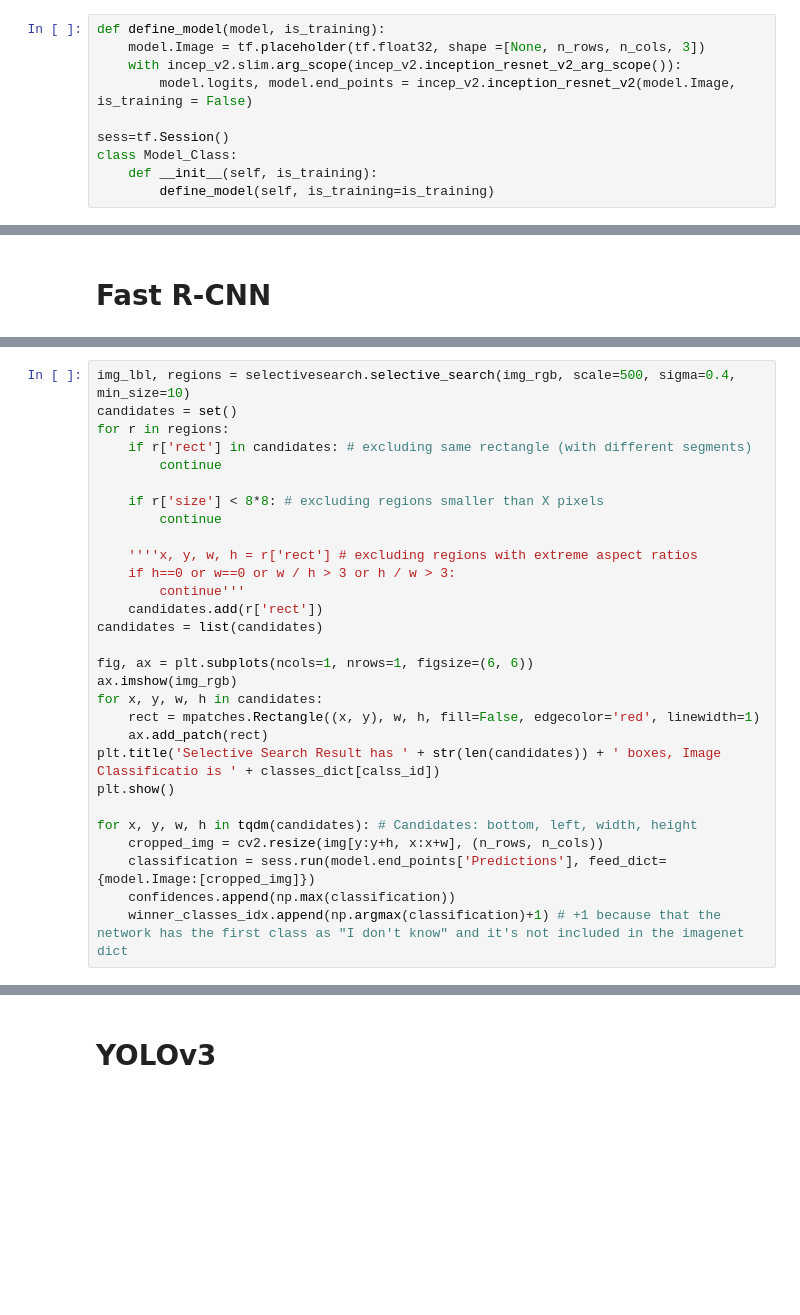
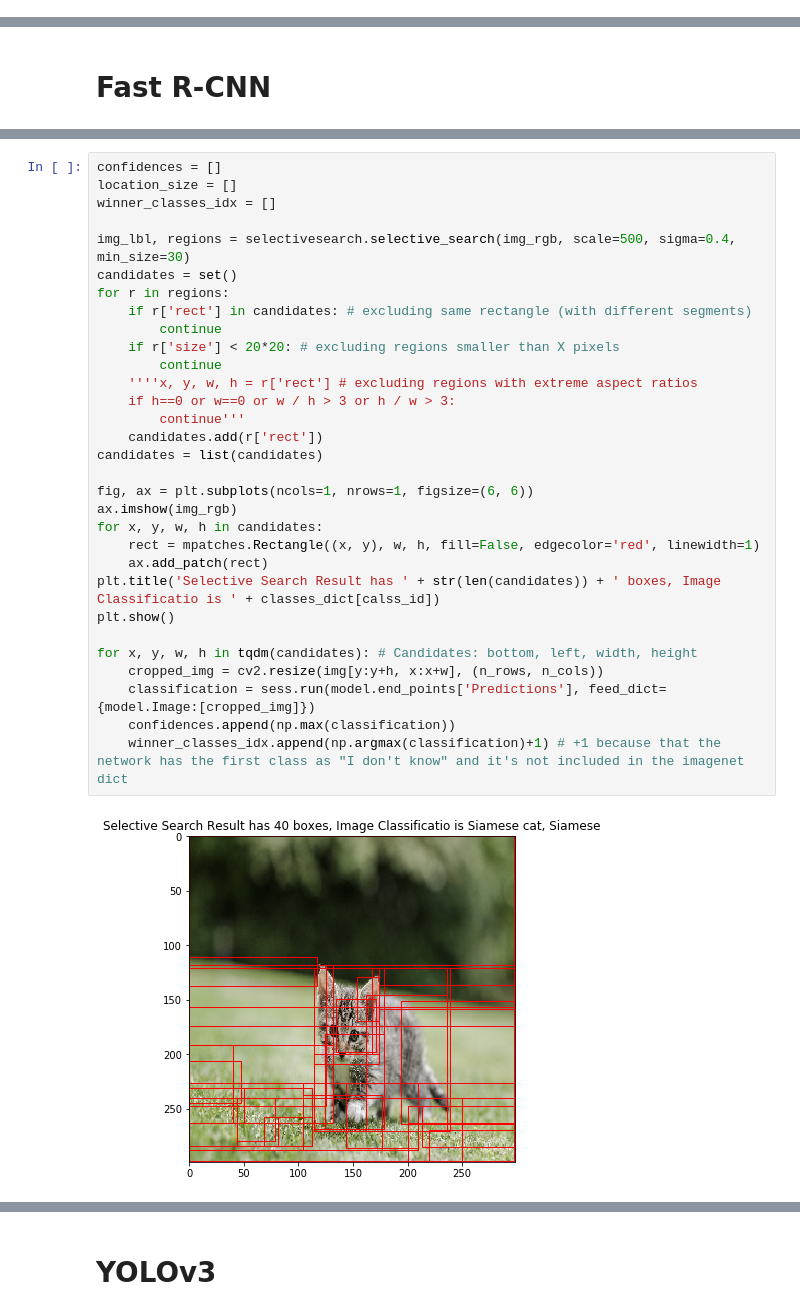
Before and after one commit to heshameraqi/object-detection-dl-workshop, a Jupyter notebook: Object_Detection_with_Deep_Learning.ipynb, the cells around one changed output, grey strips where cells are left out. Saved outputs shown, nothing was run; the diff lists cells and outputs as text; blank space fills up the shorter version.

```diff
--- a/Object_Detection_with_Deep_Learning.ipynb
+++ b/Object_Detection_with_Deep_Learning.ipynb
@@ -35,10 +33,0 @@ mscoco_names_filename = 'imagenet1000.names'
-# %%
-def define_model(model, is_training):
-    model.Image = tf.placeholder(tf.float32, shape =[None, n_rows, n_cols, 3])
-    with incep_v2.slim.arg_scope(incep_v2.inception_resnet_v2_arg_scope()):
-        model.logits, model.end_points = incep_v2.inception_resnet_v2(model.Image, is_training = False)
-
-sess=tf.Session()
-class Model_Class:
-    def __init__(self, is_training):
-        define_model(self, is_training=is_training)
@@ -103,29 +295,33 @@ for s_h in tqdm(range(detector_window_min_size, detector_window_max_size, detect
 # %%
-img_lbl, regions = selectivesearch.selective_search(img_rgb, scale=500, sigma=0.4, min_size=10)
+confidences = []
+location_size = []
+winner_classes_idx = []
+
+img_lbl, regions = selectivesearch.selective_search(img_rgb, scale=500, sigma=0.4, min_size=30)
 candidates = set()
 for r in regions:
     if r['rect'] in candidates: # excluding same rectangle (with different segments)
         continue
-
-    if r['size'] < 8*8: # excluding regions smaller than X pixels
+    if r['size'] < 20*20: # excluding regions smaller than X pixels
         continue
-
     ''''x, y, w, h = r['rect'] # excluding regions with extreme aspect ratios
     if h==0 or w==0 or w / h > 3 or h / w > 3:
         continue'''
     candidates.add(r['rect'])
 candidates = list(candidates)
 
 fig, ax = plt.subplots(ncols=1, nrows=1, figsize=(6, 6))
 ax.imshow(img_rgb)
 for x, y, w, h in candidates:
     rect = mpatches.Rectangle((x, y), w, h, fill=False, edgecolor='red', linewidth=1)
     ax.add_patch(rect)
 plt.title('Selective Search Result has ' + str(len(candidates)) + ' boxes, Image Classificatio is ' + classes_dict[calss_id])
 plt.show()
 
 for x, y, w, h in tqdm(candidates): # Candidates: bottom, left, width, height
     cropped_img = cv2.resize(img[y:y+h, x:x+w], (n_rows, n_cols))
     classification = sess.run(model.end_points['Predictions'], feed_dict= {model.Image:[cropped_img]})
     confidences.append(np.max(classification))
     winner_classes_idx.append(np.argmax(classification)+1) # +1 because that the network has the first class as "I don't know" and it's not included in the imagenet dict
+# %% [output]
+[figure, added]
```
Also changed, not shown: parts of 65 cells of this notebook.
